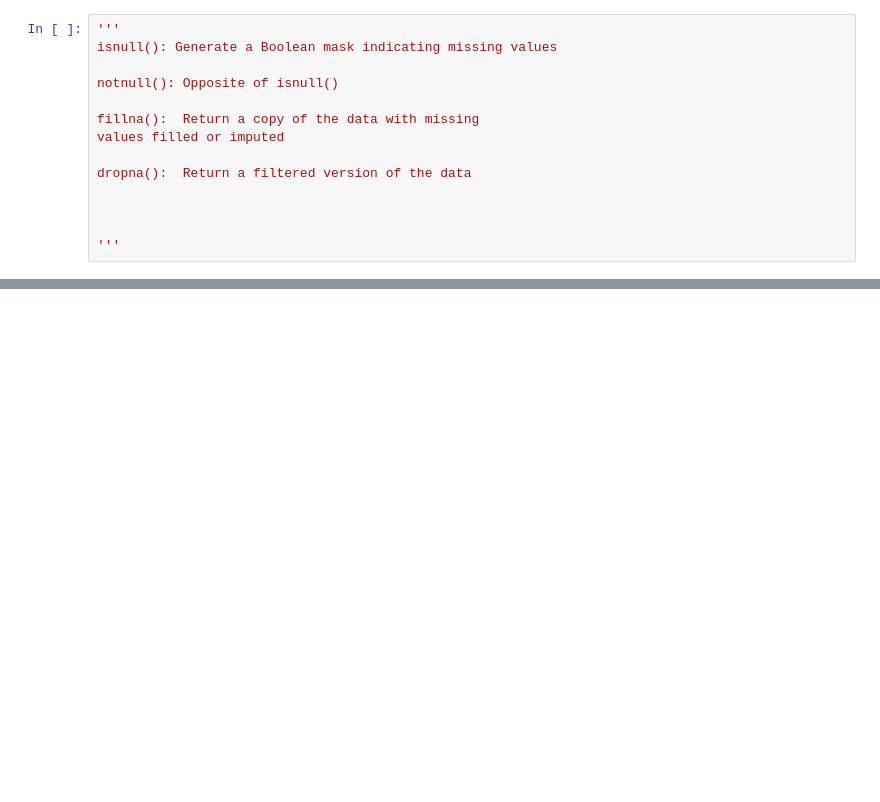
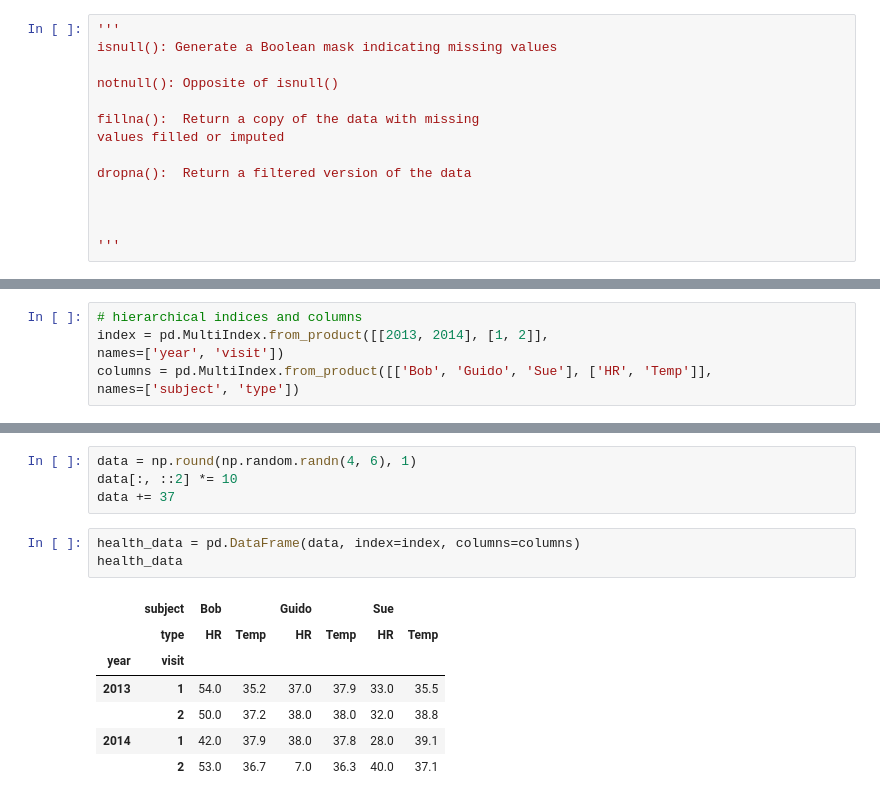
Before and after one commit to LuanDaSilva/PythonDS, a Jupyter notebook: Pandas Tutorial.ipynb, the cells around one changed output, grey strips where cells are left out. Saved outputs shown, nothing was run; the diff lists cells and outputs as text; blank space fills up the shorter version.

```diff
--- a/Pandas Tutorial.ipynb
+++ b/Pandas Tutorial.ipynb
@@ -786,0 +1145,6 @@ dropna():  Return a filtered version of the data
+# %%
+# hierarchical indices and columns
+index = pd.MultiIndex.from_product([[2013, 2014], [1, 2]],
+names=['year', 'visit'])
+columns = pd.MultiIndex.from_product([['Bob', 'Guido', 'Sue'], ['HR', 'Temp']],
+names=['subject', 'type'])
@@ -786,0 +1166,15 @@ dropna():  Return a filtered version of the data
+# %%
+data = np.round(np.random.randn(4, 6), 1)
+data[:, ::2] *= 10
+data += 37
+# %%
+health_data = pd.DataFrame(data, index=index, columns=columns)
+health_data
+# %% [output]
+|  | subject | Bob |  | Guido |  | Sue |  |
+|  | type | HR | Temp | HR | Temp | HR | Temp |
+| year | visit |  |  |  |  |  |  |
+| 2013 | 1 | 54.0 | 35.2 | 37.0 | 37.9 | 33.0 | 35.5 |
+|  | 2 | 50.0 | 37.2 | 38.0 | 38.0 | 32.0 | 38.8 |
+| 2014 | 1 | 42.0 | 37.9 | 38.0 | 37.8 | 28.0 | 39.1 |
+|  | 2 | 53.0 | 36.7 | 7.0 | 36.3 | 40.0 | 37.1 |
```
Also changed, not shown: parts of 81 cells of this notebook.
